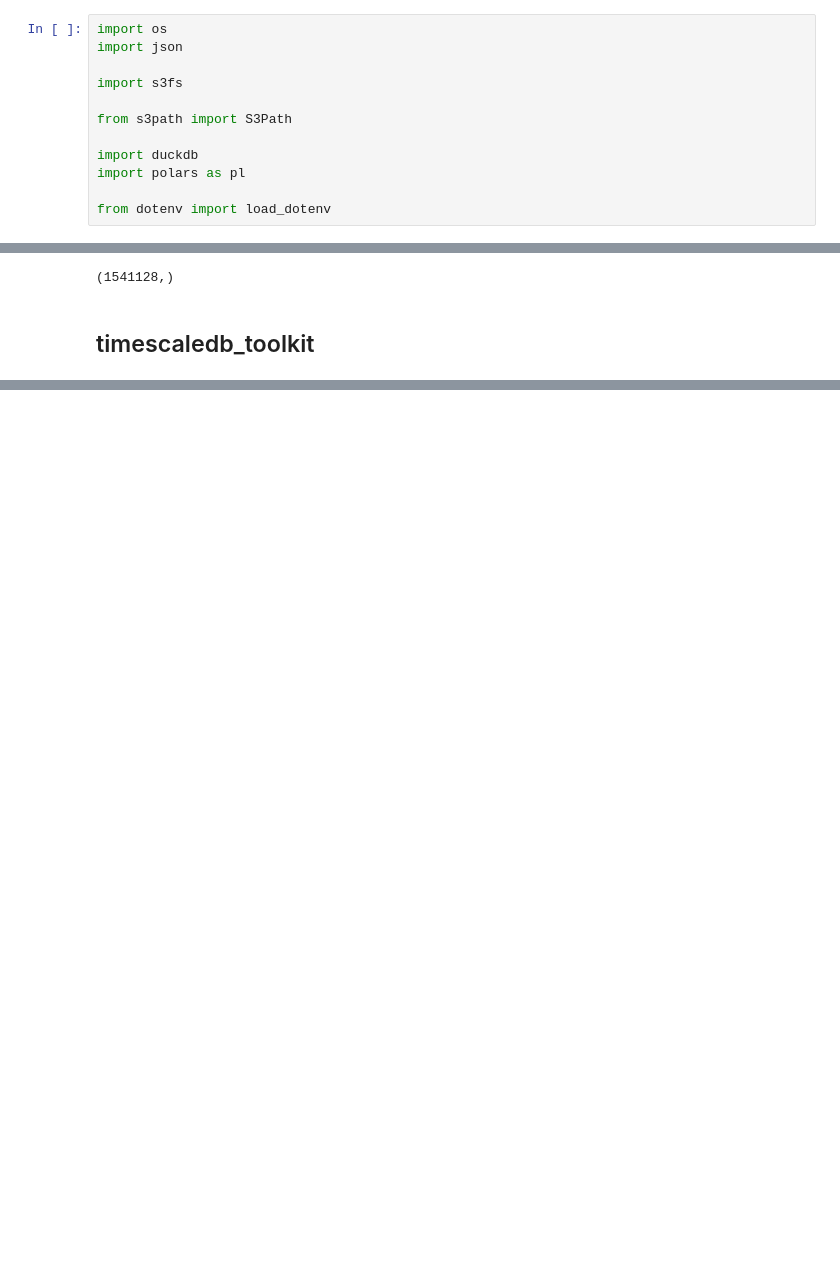
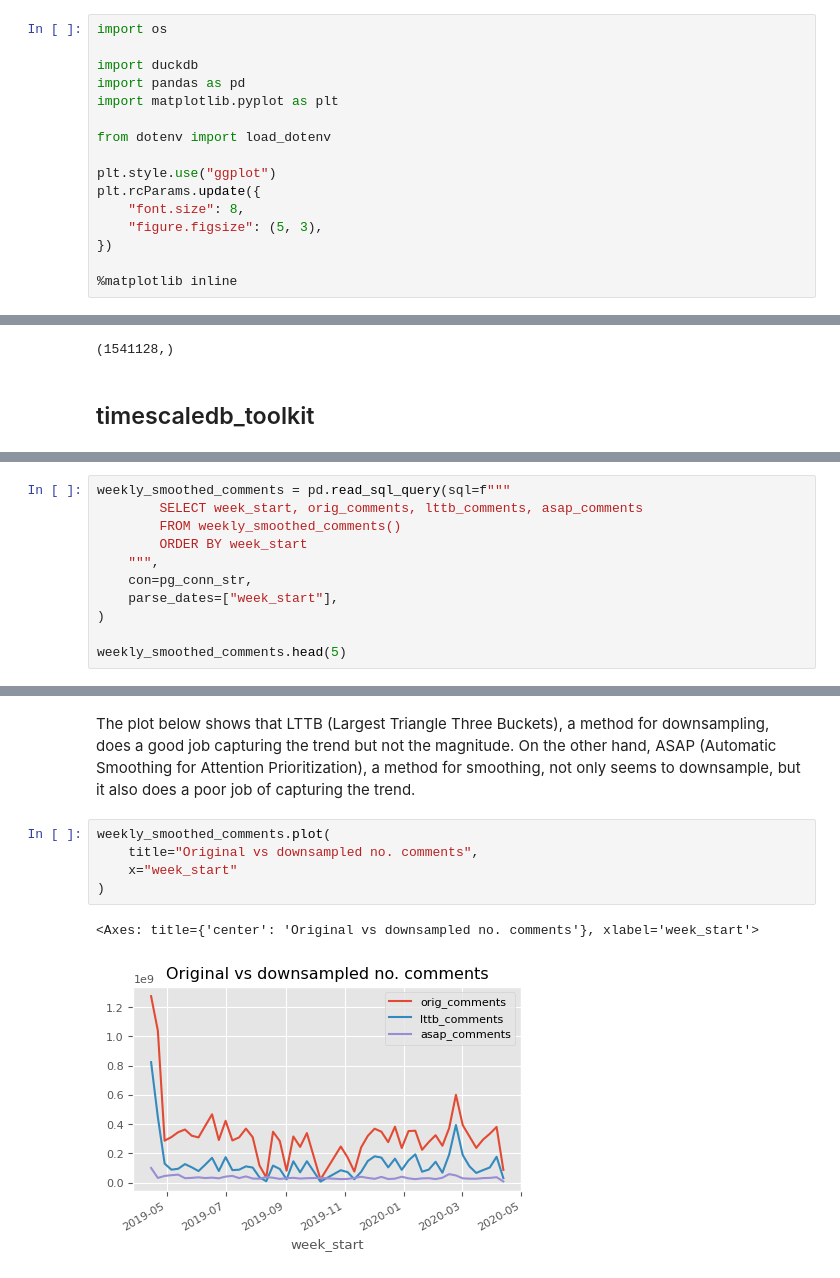
Before and after one commit to DataLabTechTV/postgresql-maximalism, a Jupyter notebook: notebooks/visualization.ipynb, the cells around one changed output, grey strips where cells are left out. Drawn from its saved outputs; the diff is of its cells as text; blank space fills up the shorter version.

Commit message:
refactor: switch from polars to pandas
feat: downsampling hyperfunctions visualization

feat: views distributions

```diff
--- a/notebooks/visualization.ipynb
+++ b/notebooks/visualization.ipynb
@@ -2,16 +2,20 @@
 # Setup
 # %%
 import os
-import json
-
-import s3fs
-
-from s3path import S3Path
 
 import duckdb
-import polars as pl
+import pandas as pd
+import matplotlib.pyplot as plt
 
 from dotenv import load_dotenv
+
+plt.style.use("ggplot")
+plt.rcParams.update({
+    "font.size": 8,
+    "figure.figsize": (5, 3),
+})
+
+%matplotlib inline
 # %% [markdown]
 ## Environment variables
 # %%
@@ -97,0 +102,11 @@ shape: (1, 1)
+# %%
+weekly_smoothed_comments = pd.read_sql_query(sql=f"""
+        SELECT week_start, orig_comments, lttb_comments, asap_comments
+        FROM weekly_smoothed_comments()
+        ORDER BY week_start
+    """,
+    con=pg_conn_str,
+    parse_dates=["week_start"],
+)
+
+weekly_smoothed_comments.head(5)
@@ -97,0 +120,10 @@ shape: (1, 1)
+# %% [markdown]
+The plot below shows that LTTB (Largest Triangle Three Buckets), a method for downsampling, does a good job capturing the trend but not the magnitude. On the other hand, ASAP (Automatic Smoothing for Attention Prioritization), a method for smoothing, not only seems to downsample, but it also does a poor job of capturing the trend.
+# %%
+weekly_smoothed_comments.plot(
+    title="Original vs downsampled no. comments",
+    x="week_start"
+)
+# %% [output]
+<Axes: title={'center': 'Original vs downsampled no. comments'}, xlabel='week_start'>
+[figure, added]
```
Also changed, not shown: parts of 11 cells of this notebook, 2 other files.
